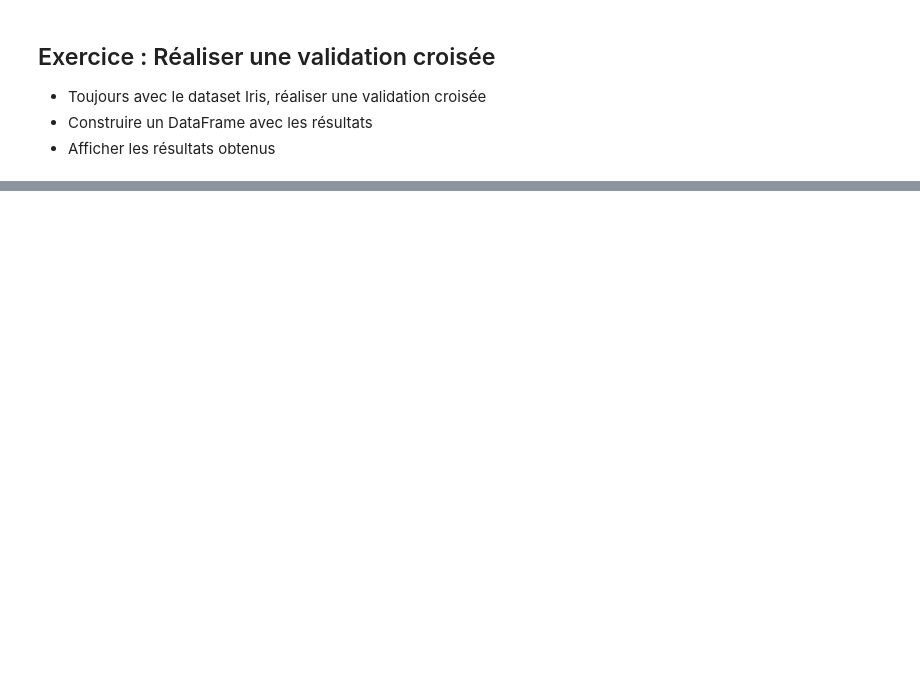
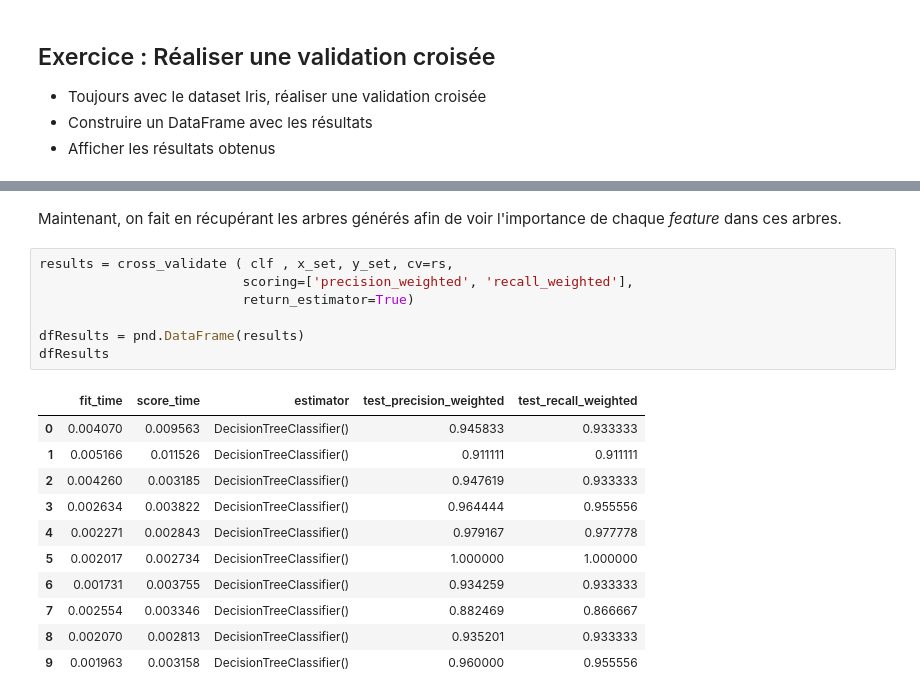
Before and after one commit to mkirschpin/CoursPython, a Jupyter notebook: solutions/Exo4.ipynb, the cells around one changed output, grey strips where cells are left out. Saved outputs shown, nothing was run; the diff lists cells and outputs as text; blank space fills up the shorter version.

Commit message:
Mise à jour exercices extra et arbres de décision.

```diff
--- a/solutions/Exo4.ipynb
+++ b/solutions/Exo4.ipynb
@@ -408,0 +383,21 @@ scores['test_score'].plot(figsize=(10,4))
+# %% [markdown]
+Maintenant, on fait en récupérant les arbres générés afin de voir l'importance de chaque *feature* dans ces arbres.
+# %%
+results = cross_validate ( clf , x_set, y_set, cv=rs,
+                          scoring=['precision_weighted', 'recall_weighted'],
+                          return_estimator=True)
+
+dfResults = pnd.DataFrame(results)
+dfResults
+# %% [output]
+|  | fit_time | score_time | estimator | test_precision_weighted | test_recall_weighted |
+| 0 | 0.004070 | 0.009563 | DecisionTreeClassifier() | 0.945833 | 0.933333 |
+| 1 | 0.005166 | 0.011526 | DecisionTreeClassifier() | 0.911111 | 0.911111 |
+| 2 | 0.004260 | 0.003185 | DecisionTreeClassifier() | 0.947619 | 0.933333 |
+| 3 | 0.002634 | 0.003822 | DecisionTreeClassifier() | 0.964444 | 0.955556 |
+| 4 | 0.002271 | 0.002843 | DecisionTreeClassifier() | 0.979167 | 0.977778 |
+| 5 | 0.002017 | 0.002734 | DecisionTreeClassifier() | 1.000000 | 1.000000 |
+| 6 | 0.001731 | 0.003755 | DecisionTreeClassifier() | 0.934259 | 0.933333 |
+| 7 | 0.002554 | 0.003346 | DecisionTreeClassifier() | 0.882469 | 0.866667 |
+| 8 | 0.002070 | 0.002813 | DecisionTreeClassifier() | 0.935201 | 0.933333 |
+| 9 | 0.001963 | 0.003158 | DecisionTreeClassifier() | 0.960000 | 0.955556 |
```
Also changed, not shown: parts of 23 cells of this notebook, 3 other files.
